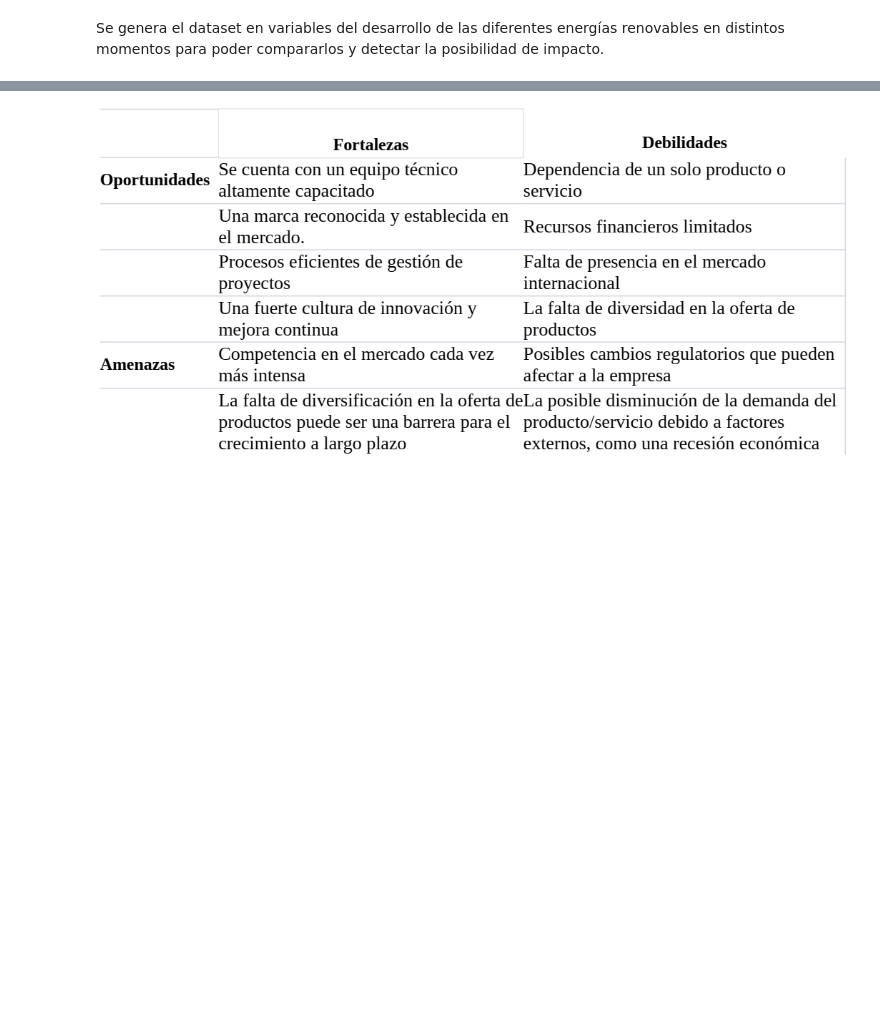
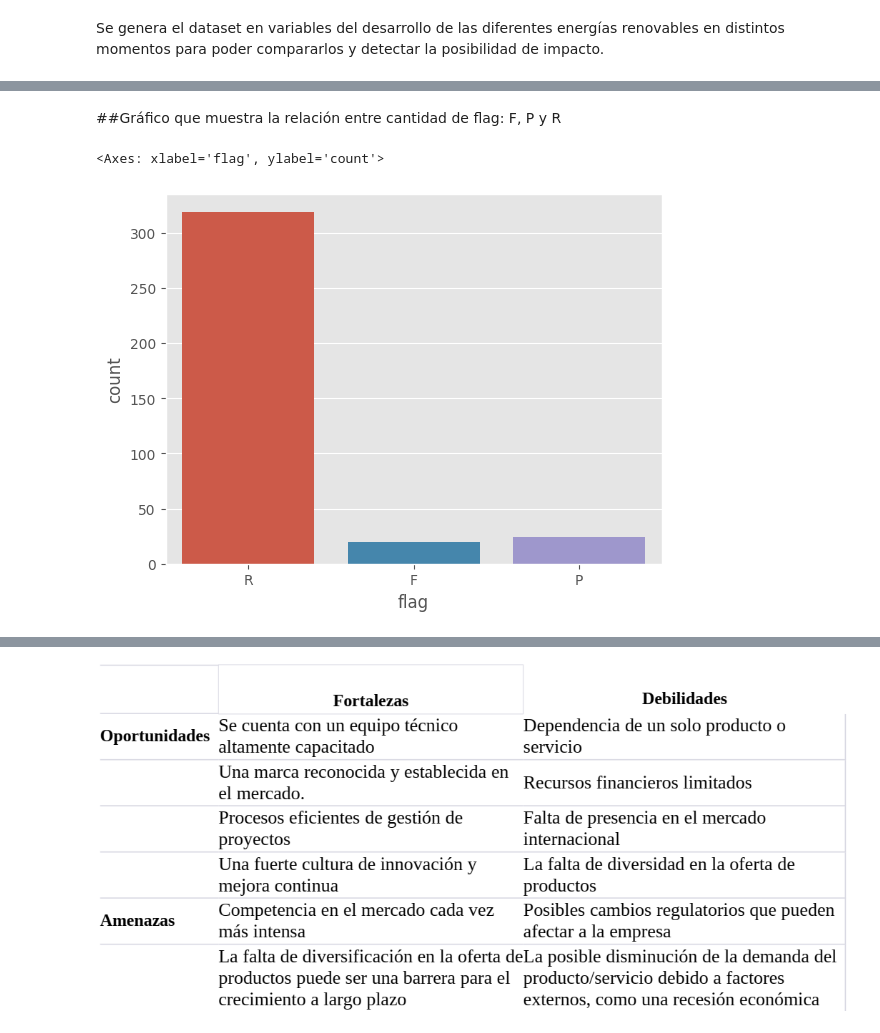
Before and after one commit to Jmarsaki/profin_PP2, a Jupyter notebook: Proyecto_de_software_para_medir_posible_impacto_en_políticas_de_innovación_energética.ipynb, the cells around one changed output, grey strips where cells are left out. Cells and saved outputs as stored; diff of their text form; code cells hidden in the pictures; blank space fills up the shorter version.

```diff
--- a/Proyecto_de_software_para_medir_posible_impacto_en_políticas_de_innovación_energética.ipynb
+++ b/Proyecto_de_software_para_medir_posible_impacto_en_políticas_de_innovación_energética.ipynb
@@ -121,0 +294,7 @@ ESTO ES SOLO UNA MUESTRA PERO FALTA EL DESARROLLO DE LA VARIABLES INDEPENDIENTES
+# %% [markdown]
+##Gráfico que muestra la relación entre cantidad de flag: F, P y R
+# %%
+sns.countplot(x='flag', data=df)
+# %% [output]
+<Axes: xlabel='flag', ylabel='count'>
+[figure, added]
```
Also changed, not shown: parts of 26 cells of this notebook.
